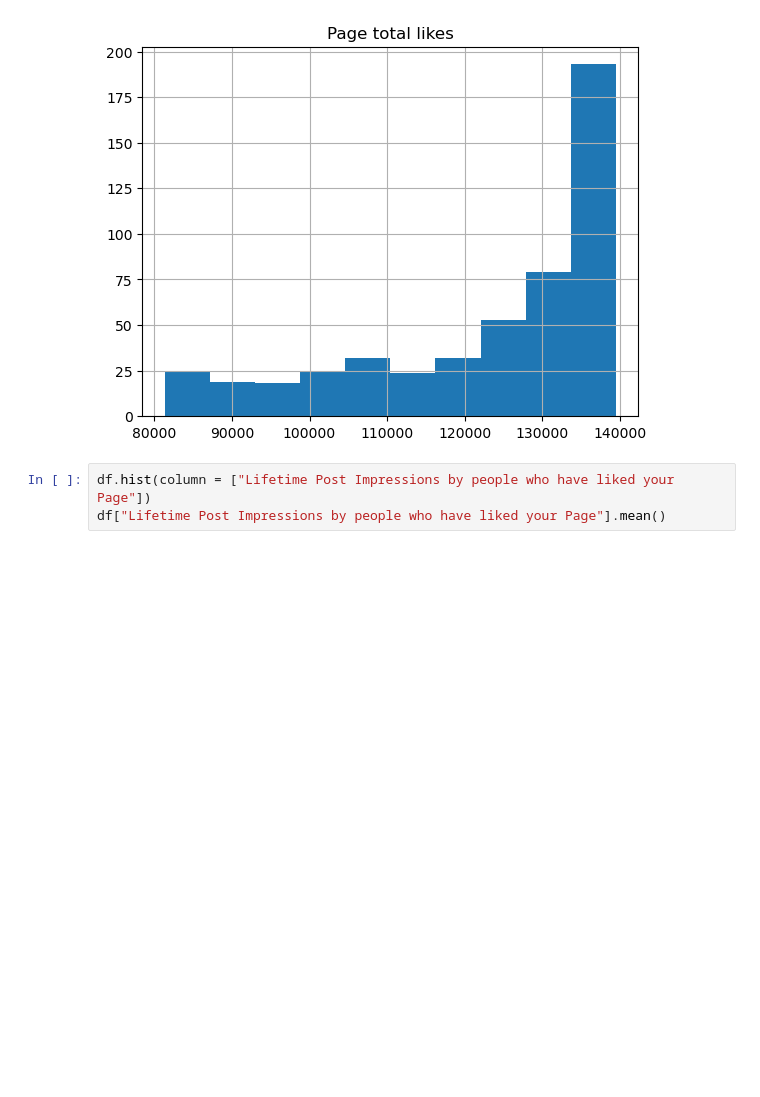
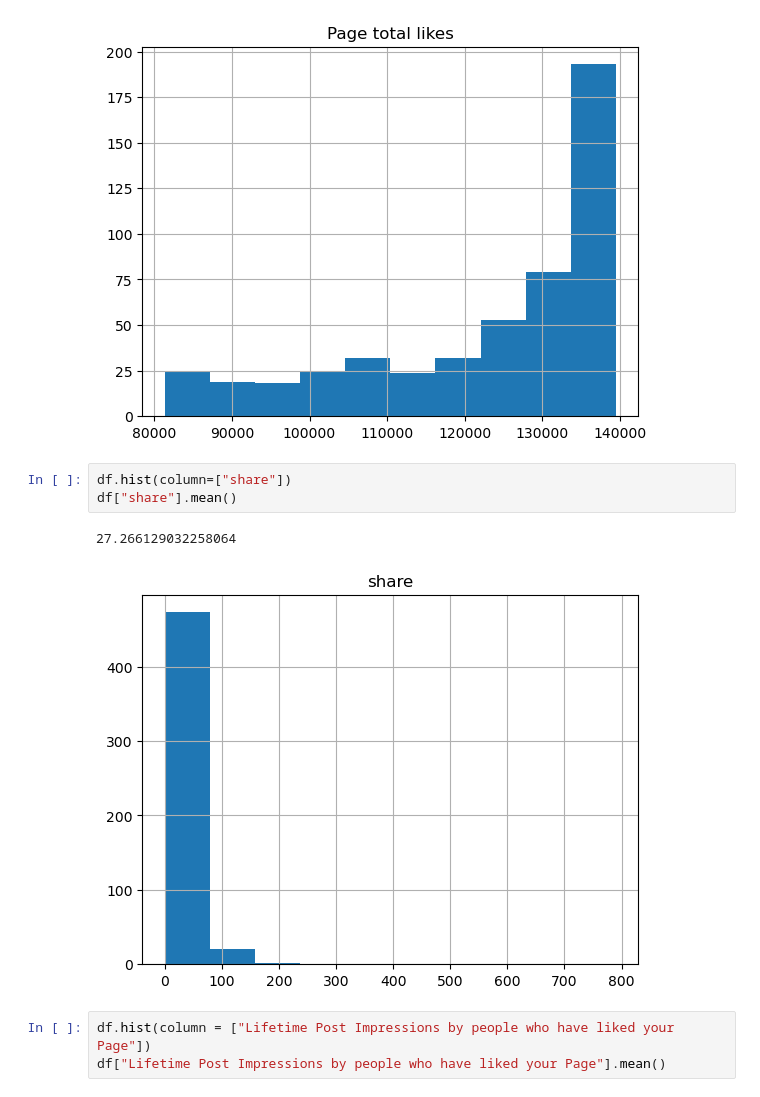
Before and after one commit to adesoyee/Facebook_Metrics, a Jupyter notebook: Facebook EDA.ipynb, the cells around one changed output. Saved outputs shown, nothing was run; the diff lists cells and outputs as text; blank space fills up the shorter version.

```diff
--- a/Facebook EDA.ipynb
+++ b/Facebook EDA.ipynb
@@ -101,6 +113,12 @@ df["Page total likes"].mean()
 # %% [output]
 123194.176
 [figure]
+# %%
+df.hist(column=["share"])
+df["share"].mean()
+# %% [output]
+27.266129032258064
+[figure, added]
 # %%
 df.hist(column = ["Lifetime Post Impressions by people who have liked your Page"])
 df["Lifetime Post Impressions by people who have liked your Page"].mean()
```
Also changed, not shown: parts of 22 cells of this notebook, 1 other file.
